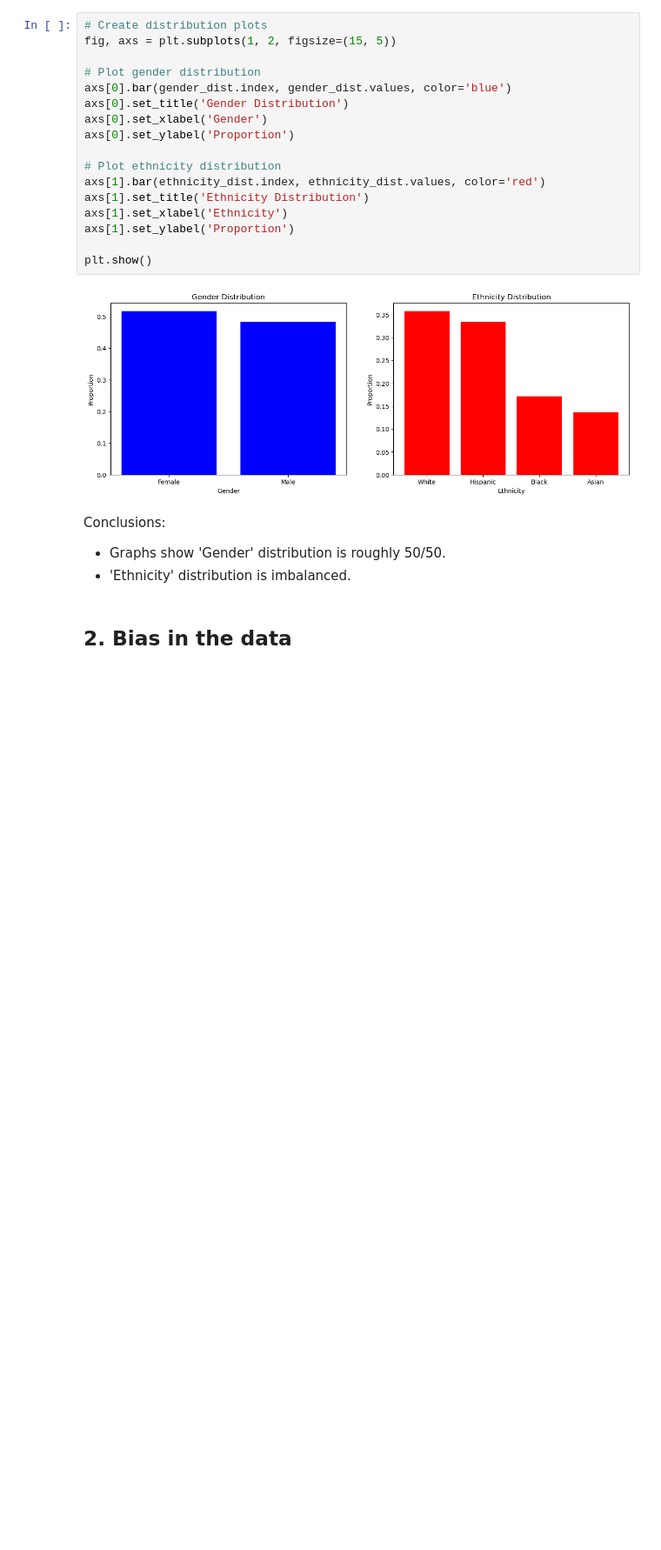
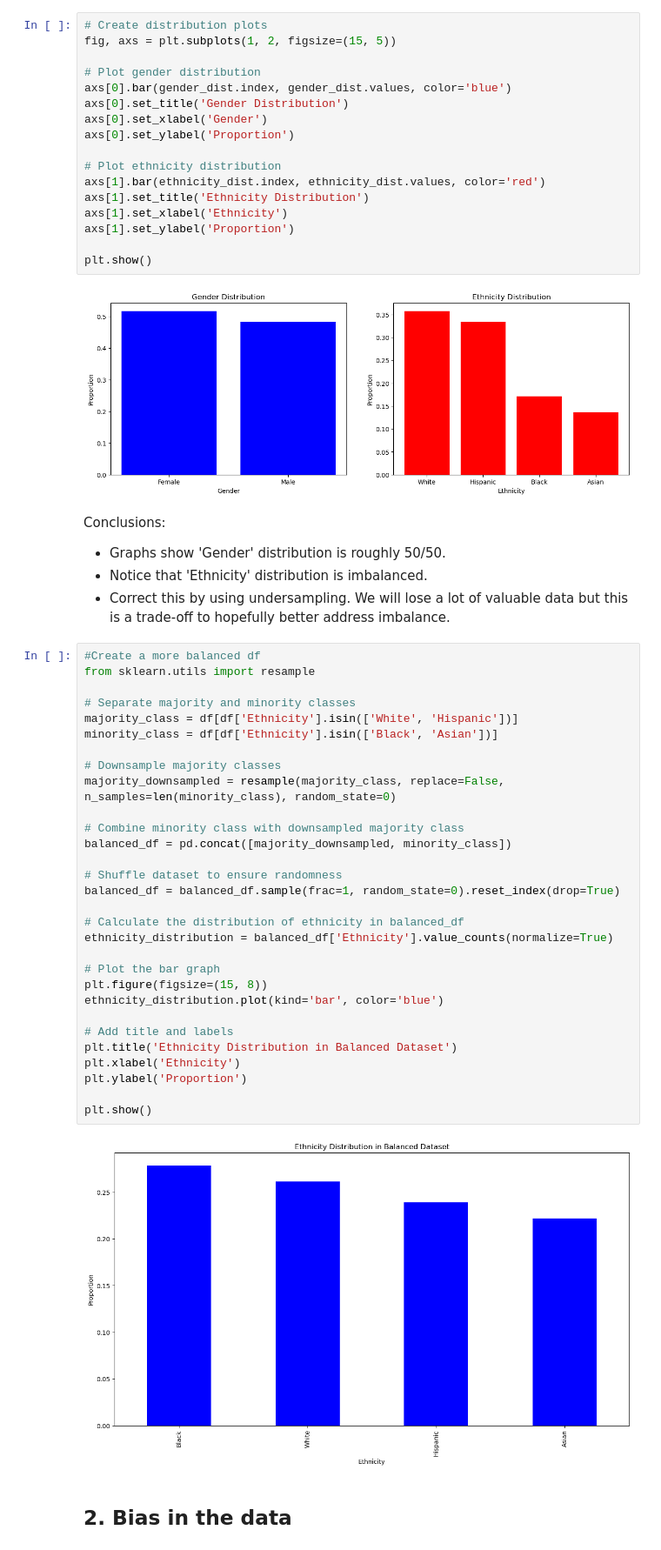
Before and after one commit to brandochouthi/BrandoChouthi-HolisticAI-Assessment, a Jupyter notebook: AssessmentHAI.ipynb, the cells around one changed output. Shown: that part at 87% size. Drawn from its saved outputs; the diff is of its cells as text; blank space fills up the shorter version.

```diff
--- a/AssessmentHAI.ipynb
+++ b/AssessmentHAI.ipynb
@@ -108,7 +102,41 @@ plt.show()
 # %% [markdown]
 Conclusions:
 - Graphs show 'Gender' distribution is roughly 50/50.
-- 'Ethnicity' distribution is imbalanced.
+- Notice that 'Ethnicity' distribution is imbalanced.
+- Correct this by using undersampling. We will lose a lot of valuable data but this is a trade-off to hopefully better address imbalance.
+# %%
+#Create a more balanced df
+from sklearn.utils import resample
+
+# Separate majority and minority classes
+majority_class = df[df['Ethnicity'].isin(['White', 'Hispanic'])]
+minority_class = df[df['Ethnicity'].isin(['Black', 'Asian'])]
+
+# Downsample majority classes
+majority_downsampled = resample(majority_class, replace=False,
+n_samples=len(minority_class), random_state=0)
+
+# Combine minority class with downsampled majority class
+balanced_df = pd.concat([majority_downsampled, minority_class])
+
+# Shuffle dataset to ensure randomness
+balanced_df = balanced_df.sample(frac=1, random_state=0).reset_index(drop=True)
+
+# Calculate the distribution of ethnicity in balanced_df
+ethnicity_distribution = balanced_df['Ethnicity'].value_counts(normalize=True)
+
+# Plot the bar graph
+plt.figure(figsize=(15, 8))
+ethnicity_distribution.plot(kind='bar', color='blue')
+
+# Add title and labels
+plt.title('Ethnicity Distribution in Balanced Dataset')
+plt.xlabel('Ethnicity')
+plt.ylabel('Proportion')
+
+plt.show()
+# %% [output]
+[figure, added]
 # %% [markdown]
 ## **2. Bias in the data**
 # %% [markdown]
```
Also changed, not shown: parts of 8 cells of this notebook.
